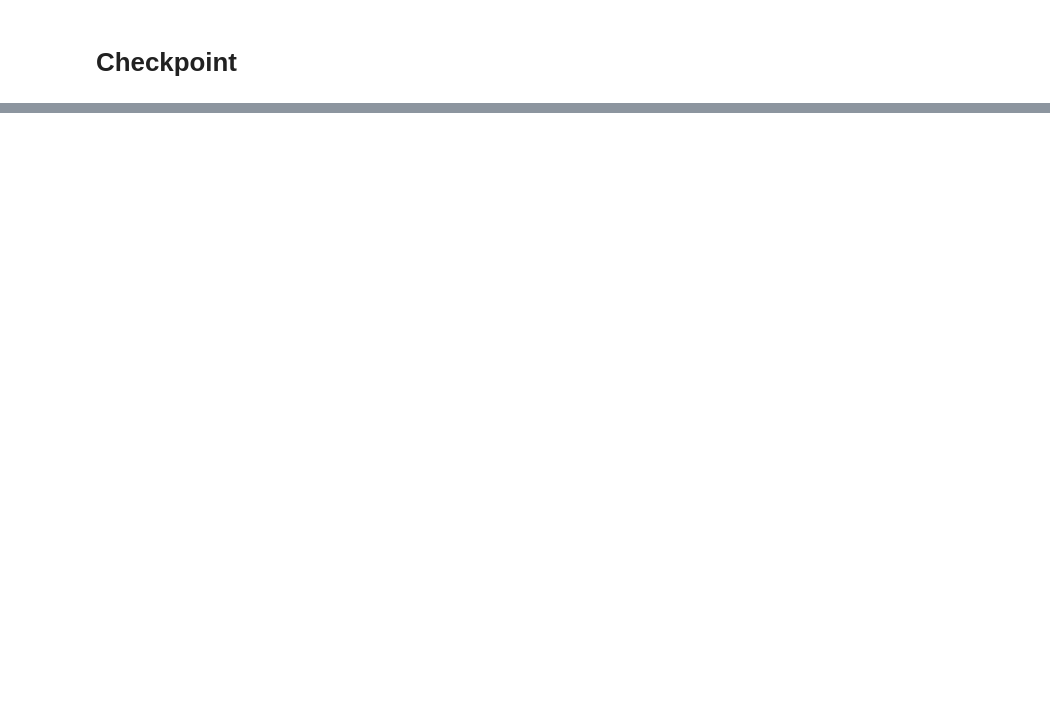
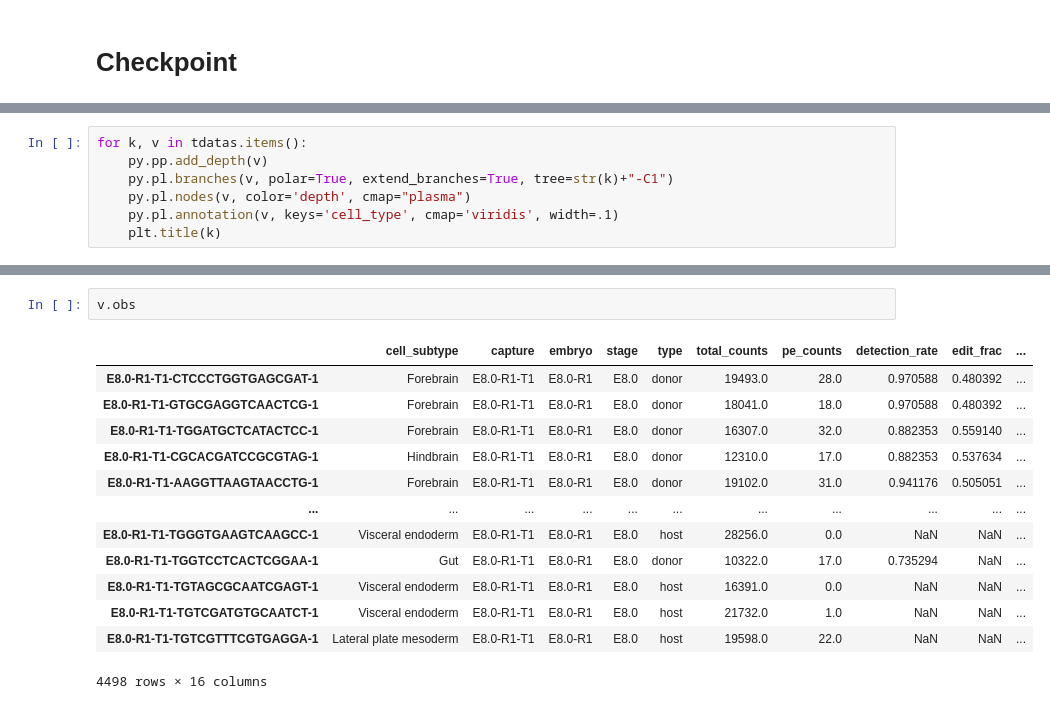
Before and after one commit to Oiya861028/Lineage_Tree_Construction, a Jupyter notebook: Moslin/Notebooks/run_moslin.ipynb, the cells around one changed output, grey strips where cells are left out. Saved outputs shown, nothing was run; the diff lists cells and outputs as text; blank space fills up the shorter version.

```diff
--- a/Moslin/Notebooks/run_moslin.ipynb
+++ b/Moslin/Notebooks/run_moslin.ipynb
@@ -231,0 +282,7 @@ lp.save(output_data+"lp_two_days.pkl")
+# %%
+for k, v in tdatas.items():
+    py.pp.add_depth(v)
+    py.pl.branches(v, polar=True, extend_branches=True, tree=str(k)+"-C1")
+    py.pl.nodes(v, color='depth', cmap="plasma")
+    py.pl.annotation(v, keys='cell_type', cmap='viridis', width=.1)
+    plt.title(k)
@@ -231,0 +292,16 @@ lp.save(output_data+"lp_two_days.pkl")
+# %%
+v.obs
+# %% [output]
+|  | cell_subtype | capture | embryo | stage | type | total_counts | pe_counts | detection_rate | edit_frac | ... |
+| E8.0-R1-T1-CTCCCTGGTGAGCGAT-1 | Forebrain | E8.0-R1-T1 | E8.0-R1 | E8.0 | donor | 19493.0 | 28.0 | 0.970588 | 0.480392 | ... |
+| E8.0-R1-T1-GTGCGAGGTCAACTCG-1 | Forebrain | E8.0-R1-T1 | E8.0-R1 | E8.0 | donor | 18041.0 | 18.0 | 0.970588 | 0.480392 | ... |
+| E8.0-R1-T1-TGGATGCTCATACTCC-1 | Forebrain | E8.0-R1-T1 | E8.0-R1 | E8.0 | donor | 16307.0 | 32.0 | 0.882353 | 0.559140 | ... |
+| E8.0-R1-T1-CGCACGATCCGCGTAG-1 | Hindbrain | E8.0-R1-T1 | E8.0-R1 | E8.0 | donor | 12310.0 | 17.0 | 0.882353 | 0.537634 | ... |
+| E8.0-R1-T1-AAGGTTAAGTAACCTG-1 | Forebrain | E8.0-R1-T1 | E8.0-R1 | E8.0 | donor | 19102.0 | 31.0 | 0.941176 | 0.505051 | ... |
+| ... | ... | ... | ... | ... | ... | ... | ... | ... | ... | ... |
+| E8.0-R1-T1-TGGGTGAAGTCAAGCC-1 | Visceral endoderm | E8.0-R1-T1 | E8.0-R1 | E8.0 | host | 28256.0 | 0.0 | NaN | NaN | ... |
+| E8.0-R1-T1-TGGTCCTCACTCGGAA-1 | Gut | E8.0-R1-T1 | E8.0-R1 | E8.0 | donor | 10322.0 | 17.0 | 0.735294 | NaN | ... |
+| E8.0-R1-T1-TGTAGCGCAATCGAGT-1 | Visceral endoderm | E8.0-R1-T1 | E8.0-R1 | E8.0 | host | 16391.0 | 0.0 | NaN | NaN | ... |
+| E8.0-R1-T1-TGTCGATGTGCAATCT-1 | Visceral endoderm | E8.0-R1-T1 | E8.0-R1 | E8.0 | host | 21732.0 | 1.0 | NaN | NaN | ... |
+| E8.0-R1-T1-TGTCGTTTCGTGAGGA-1 | Lateral plate mesoderm | E8.0-R1-T1 | E8.0-R1 | E8.0 | host | 19598.0 | 22.0 | NaN | NaN | ... |
+4498 rows × 16 columns
```
Also changed, not shown: parts of 44 cells of this notebook, 2 other files.
